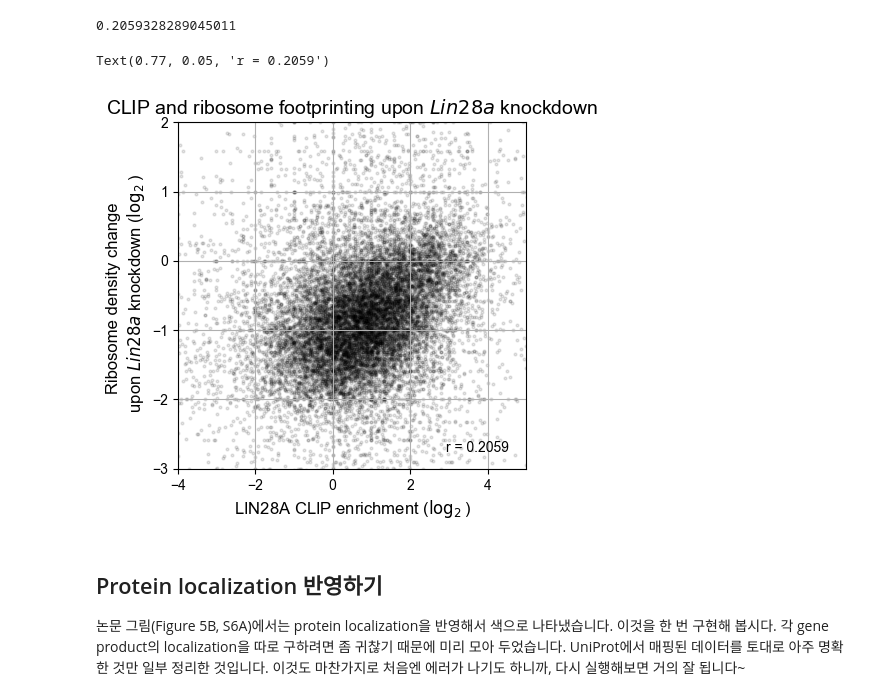
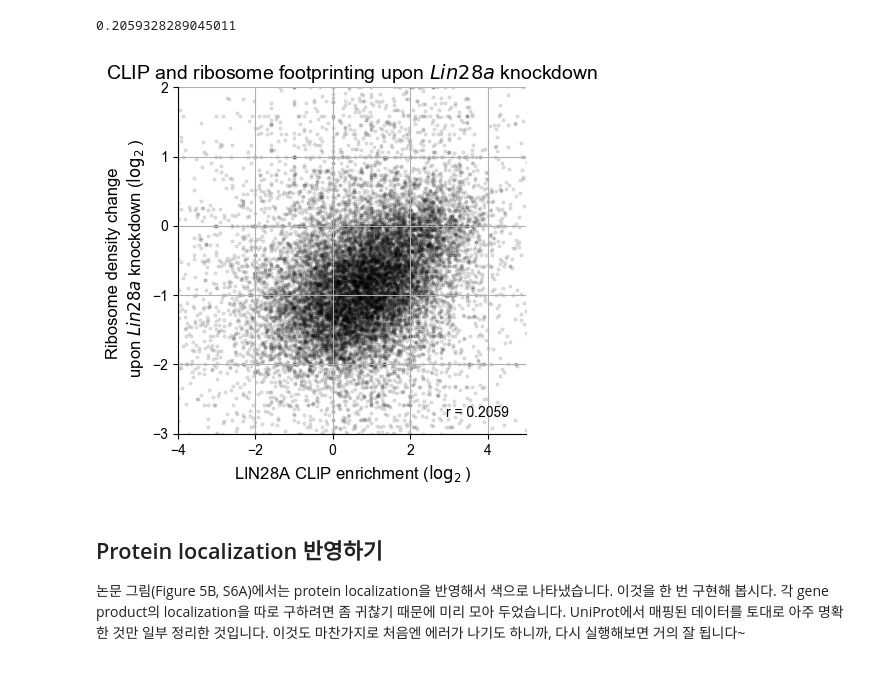
Before and after one commit to young5454/SNU-BI1, a Jupyter notebook: CoLab_TermProj_2024_1.ipynb, the cells around one changed output. Drawn from its saved outputs; the diff is of its cells as text; code cells hidden in the pictures.

```diff
--- a/CoLab_TermProj_2024_1.ipynb
+++ b/CoLab_TermProj_2024_1.ipynb
@@ -280,31 +280,33 @@ print(r)
 # %%
 # 여기에 코드를 새로 작성해서 논문의 그림과 비슷하게 만들어 봅니다.
 
 # Set Times New Roman as the default font
 plt.rcParams['font.family'] = 'Arial'
 
 fig, ax = plt.subplots(1, 1, figsize=(4.5, 4.5))
 ax.scatter(clip_enrichment,
            rden_change,
            s=4, alpha=0.1, c='black')
 
 # Title and axis info
 plt.title("CLIP and ribosome footprinting upon $\mathit{Lin28a}$ knockdown", fontsize=14)
 plt.xlabel("LIN28A CLIP enrichment ($\log_2$)", fontsize=12)
 plt.ylabel("Ribosome density change \n upon $\mathit{Lin28a}$ knockdown ($\log_2$)", fontsize=12)
 
 # Axis limit
 ax.set_xlim(left = -4, right = 5)
 ax.set_ylim(bottom = -3, top = 2)
 
 # Add grid
 ax.grid(True)
 
 # Add R-value
 ax.annotate(f"r = {r:.4f}", xy=(0.77, 0.05), xycoords='axes fraction', fontsize=10)
+
+# Hide the right and top spines
+ax.spines[['right', 'top']].set_visible(False)
 # %% [output]
-Text(0.77, 0.05, 'r = 0.2059')
-[figure, old version]
+[figure, new version]
 # %% [markdown]
 ## Protein localization 반영하기
 
```
